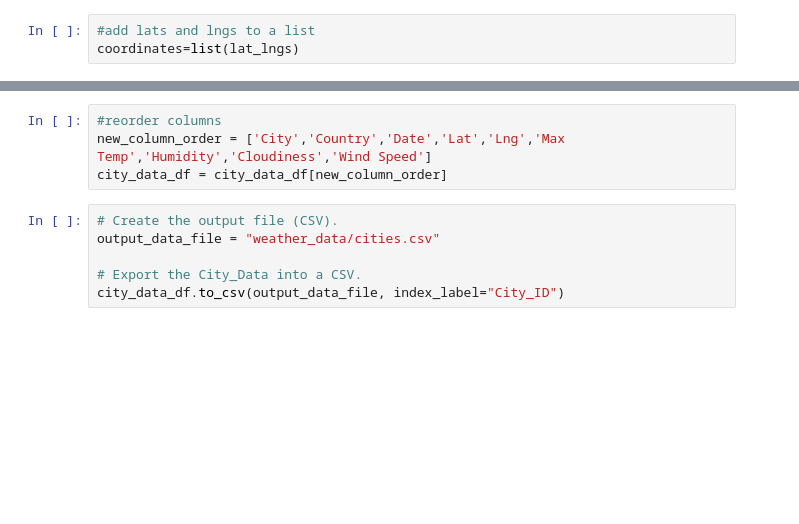
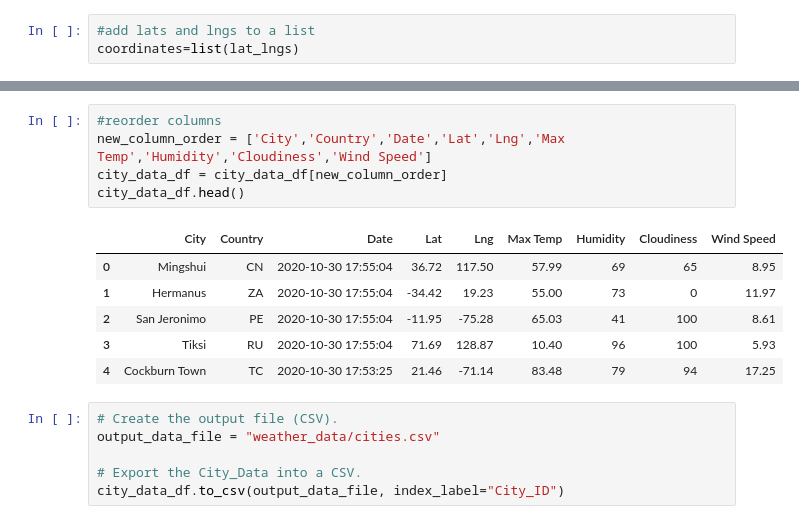
Before and after one commit to kielleyy/World_Weather_Analysis, a Jupyter notebook: WeatherPy.ipynb, the cells around one changed output, grey strips where cells are left out. Drawn from its saved outputs; the diff is of its cells as text; blank space fills up the shorter version.

```diff
--- a/WeatherPy.ipynb
+++ b/WeatherPy.ipynb
@@ -161,7 +170,15 @@ city_data_df.head(10)
 # %%
 #reorder columns
 new_column_order = ['City','Country','Date','Lat','Lng','Max Temp','Humidity','Cloudiness','Wind Speed']
 city_data_df = city_data_df[new_column_order]
+city_data_df.head()
+# %% [output]
+|  | City | Country | Date | Lat | Lng | Max Temp | Humidity | Cloudiness | Wind Speed |
+| 0 | Mingshui | CN | 2020-10-30 17:55:04 | 36.72 | 117.50 | 57.99 | 69 | 65 | 8.95 |
+| 1 | Hermanus | ZA | 2020-10-30 17:55:04 | -34.42 | 19.23 | 55.00 | 73 | 0 | 11.97 |
+| 2 | San Jeronimo | PE | 2020-10-30 17:55:04 | -11.95 | -75.28 | 65.03 | 41 | 100 | 8.61 |
+| 3 | Tiksi | RU | 2020-10-30 17:55:04 | 71.69 | 128.87 | 10.40 | 96 | 100 | 5.93 |
+| 4 | Cockburn Town | TC | 2020-10-30 17:53:25 | 21.46 | -71.14 | 83.48 | 79 | 94 | 17.25 |
 # %%
 # Create the output file (CSV).
 output_data_file = "weather_data/cities.csv"
```
Also changed, not shown: parts of 6 cells of this notebook, 2 other files.
